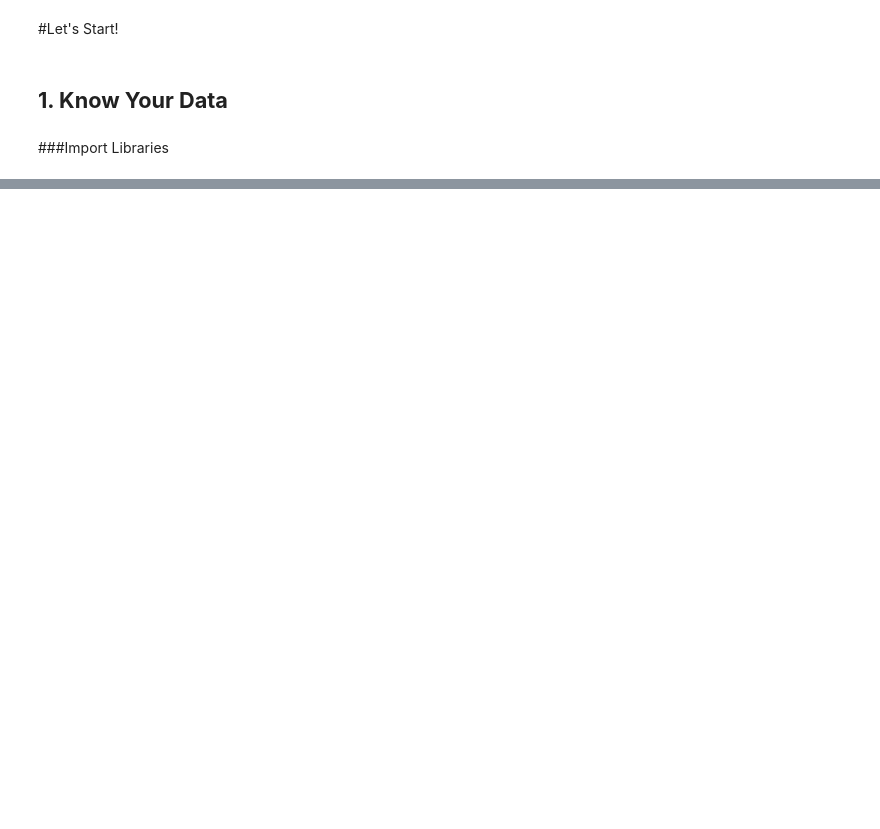
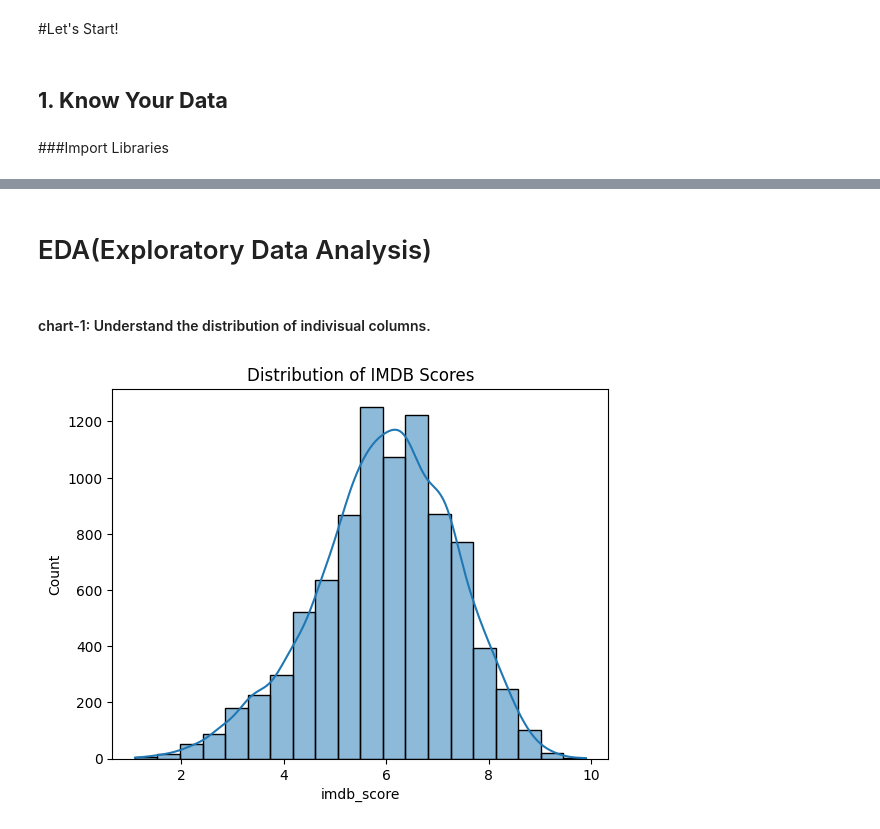
Before and after one commit to manishaachary13/Amazon-Prime, a Jupyter notebook: Amazon.ipynb, the cells around one changed output, grey strips where cells are left out. Cells and saved outputs as stored; diff of their text form; code cells hidden in the pictures; blank space fills up the shorter version.

```diff
--- a/Amazon.ipynb
+++ b/Amazon.ipynb
@@ -102,0 +109,4 @@ import matplotlib.pyplot as plt  # Data visualization
+# %%
+# Load datasets
+credits_df = pd.read_csv(credits_url)
+titles_df = pd.read_csv(titles_url)
@@ -102,0 +284,13 @@ import matplotlib.pyplot as plt  # Data visualization
+# %%
+# Optional: Drop 'age_certification' if it's not useful
+titles_df.drop(columns=["age_certification"], inplace=True)
+# %%
+### 2️⃣ Removing Duplicates ###
+credits_df.drop_duplicates(inplace=True)
+titles_df.drop_duplicates(inplace=True)
+# %%
+### 3️⃣ Convert Data Types ###
+titles_df["release_year"] = pd.to_datetime(titles_df["release_year"], format='%Y')
+titles_df["seasons"] = titles_df["seasons"].fillna(0).astype(int)
+titles_df["imdb_votes"] = pd.to_numeric(titles_df["imdb_votes"], errors='coerce')
+titles_df["tmdb_popularity"] = pd.to_numeric(titles_df["tmdb_popularity"], errors='coerce')
@@ -102,0 +323,10 @@ import matplotlib.pyplot as plt  # Data visualization
+# %% [markdown]
+# EDA(Exploratory Data Analysis)
+# %% [markdown]
+#### chart-1: Understand the distribution of indivisual columns.
+# %%
+sns.histplot(titles_df['imdb_score'],bins=20, kde=True)
+plt.title("Distribution of IMDB Scores")
+plt.show()
+# %% [output]
+[figure, added]
```
Also changed, not shown: parts of 60 cells of this notebook.
